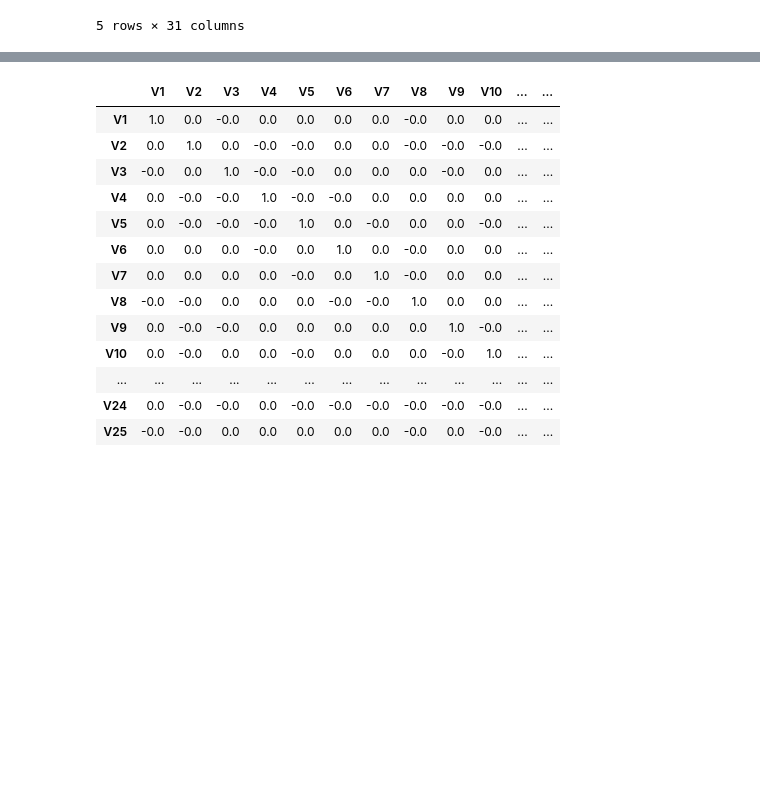
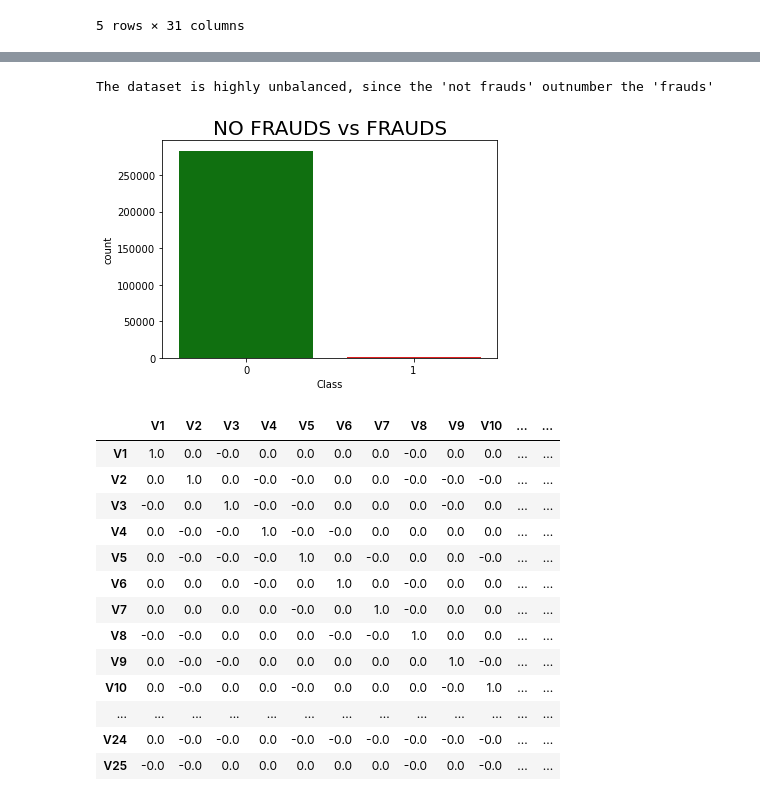
Before and after one commit to pierpaolododorico/credit_cart_frauds, a Jupyter notebook: final_cc_fraud_detection.ipynb, the cells around one changed output, grey strips where cells are left out. Drawn from its saved outputs; the diff is of its cells as text; code cells hidden in the pictures; blank space fills up the shorter version.

Commit message:
delete duplicates + a bit of description

```diff
--- a/final_cc_fraud_detection.ipynb
+++ b/final_cc_fraud_detection.ipynb
@@ -94,0 +123,9 @@ data.head(5)
+# %%
+# let's have a look to duplicates
+print(data[data.duplicated(keep=False)].head(10))
+
+# keep only the first occurance and drop duplicates
+data.drop_duplicates(keep='first', inplace=True)
+
+# check
+'Duplicates: {}'.format(data.duplicated().sum())
@@ -95,3 +151,13 @@ data.head(5)
+# %%
+print("The dataset is highly unbalanced, since the 'not frauds' outnumber the 'frauds'")
+
+
+colors = ["green", "red"]
+_ = sns.countplot(x = 'Class', data=data, palette=colors)
+_ = plt.title('NO FRAUDS vs FRAUDS', size=20)
+# %% [output]
+The dataset is highly unbalanced, since the 'not frauds' outnumber the 'frauds'
+[figure, added]
 # %%
 # show that V variables are result of PCA transformation
 
```
Also changed, not shown: parts of 3 cells of this notebook, 1 other file.
